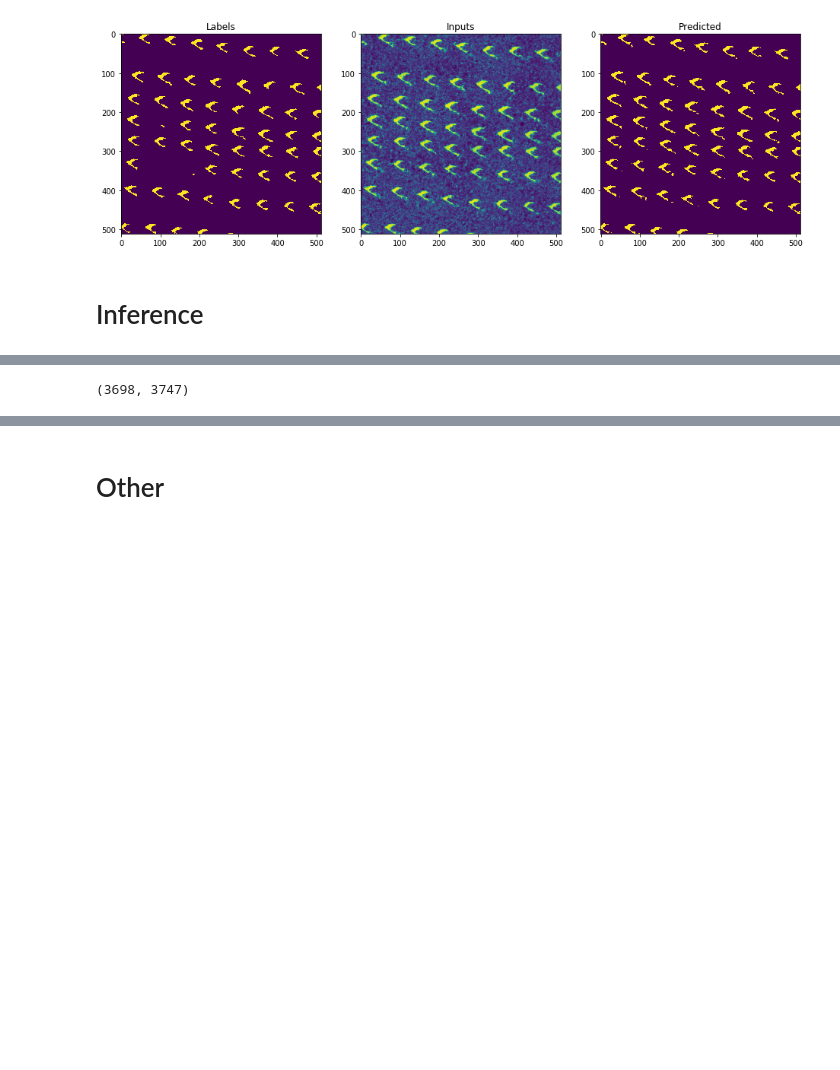
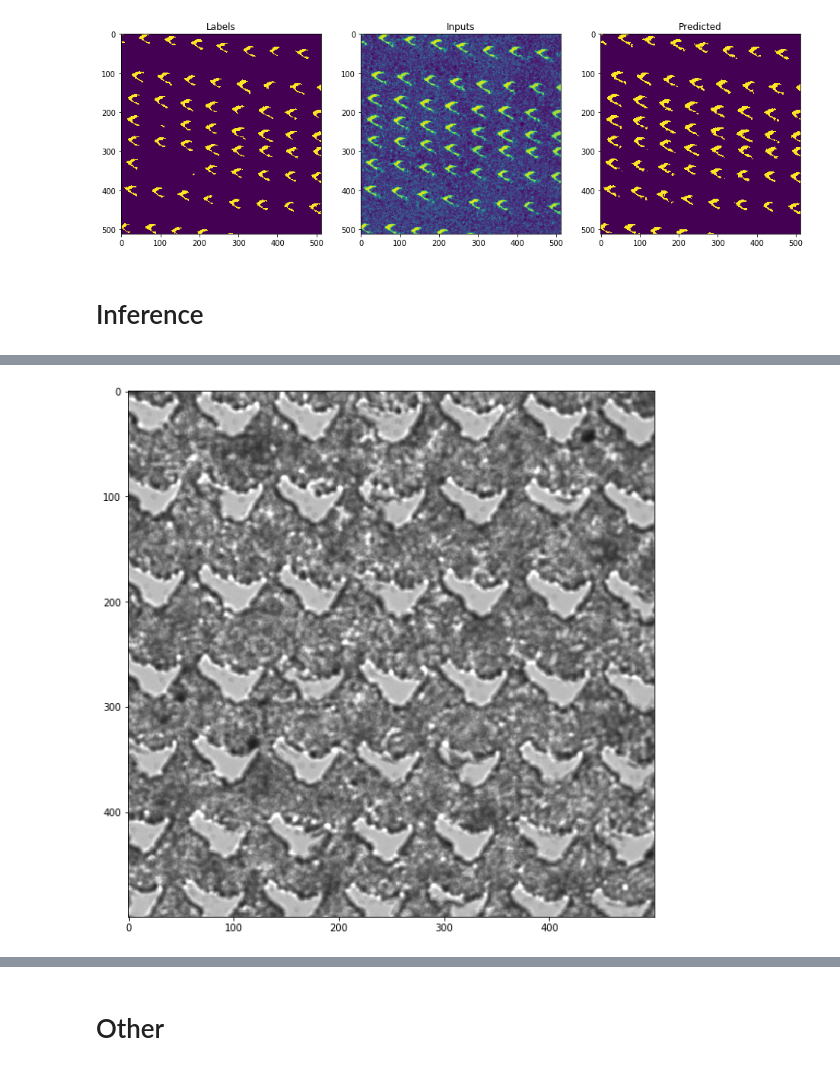
Before and after one commit to intsco/am-segmentation, a Jupyter notebook: unet.ipynb, the cells around one changed output, grey strips where cells are left out. Saved outputs shown, nothing was run; the diff lists cells and outputs as text; code cells hidden in the pictures; blank space fills up the shorter version.

```diff
--- a/unet.ipynb
+++ b/unet.ipynb
@@ -478,4 +351,5 @@ pred_mask = segm_model.predict_mask('data/raw/n1_SELECTED')
-# %%
-pred_mask.shape
-# %% [output]
-(3698, 3747)
+# %%
+image = cv2.imread('data/raw/AM_cropped_Rho.png')
+plot_image(image[1500:2000,1500:2000])
+# %% [output]
+[figure, added]
```
Also changed, not shown: parts of 47 cells of this notebook, 13 other files.
